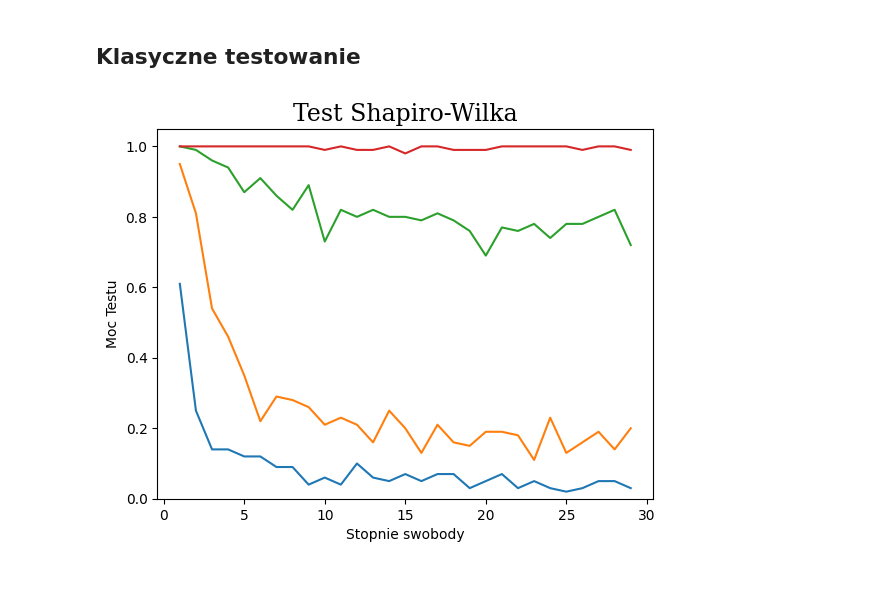
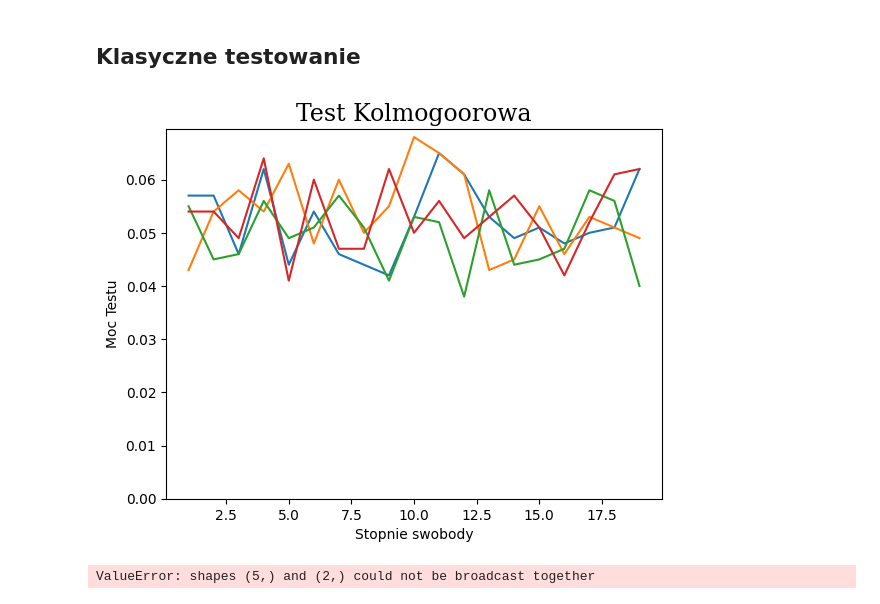
Before and after one commit to Arekflo2002/MetodyNieparametryczneStatystyka_Rozwiazania, a Jupyter notebook: Zadanie2.ipynb, the cells around one changed output. Drawn from its saved outputs; the diff is of its cells as text; code cells hidden in the pictures.

```diff
--- a/Zadanie2.ipynb
+++ b/Zadanie2.ipynb
@@ -11,13 +11,13 @@ import scipy.stats as stats
 np.random.seed(seed=123)
 
 # Zakres stopni swobody, jakie zaprezentuję na wykresie
-stopnie_swobody = range(1, 30, 1)  # Zakres od 1-50 co 1
+stopnie_swobody = range(1, 20, 1)  # Zakres od 1-50 co 1
 # Ustalam poziom istotności
 poziom_istotnosci = 0.05
 # Liczba danych dla jakich wykonam symulacje
 liczby_danych = [10, 20, 50,100]
 # Liczba symulacji na jakich będę bazować
-liczba_symulacji = 100
+liczba_symulacji = 1000
 # %%
 def symulacja(l_danych,stopien_s,test):
 
@@ -72,5 +73,3 @@ def symulacja_testu(test):
     # Symulacja zakonczona i zwracam moce testów
 
     return moce_testow
-# %%
-moc_kol = symulacja_testu("chi")
@@ -77,22 +78,31 @@ moc_kol = symulacja_testu("chi")
 # %%
 # Tworzę podstawkę do wykresu
 wykres_shapiro = plt.figure()
 
 
 # Dodaje dane do wykresu
 for moc in moc_kol:
     plt.plot(stopnie_swobody,moc)
     # Dodaję punkt dla pierwszego elementu
 
 
 # Czcionka dla tytulu
 font_title = {'family' :'serif','size':17}
 
 # Dodaje opisy do wykresu
 plt.xlabel("Stopnie swobody")
 plt.ylabel("Moc Testu")
-plt.title("Test Shapiro-Wilka",fontdict=font_title)
+plt.title("Test Kolmogoorowa",fontdict=font_title)
 plt.ylim(0)
 plt.show()
 # %% [output]
-[figure, old version]
+[figure, new version]
+# %%
+moc_chi = symulacja_testu("chi")
+
+for moc in moc_kol:
+    plt.plot(stopnie_swobody,moc)
+    # Dodaję punkt dla pierwszego elementu
+plt.show()
+# %% [output]
+ValueError: shapes (5,) and (2,) could not be broadcast together
```
Also changed, not shown: parts of 2 cells of this notebook.
